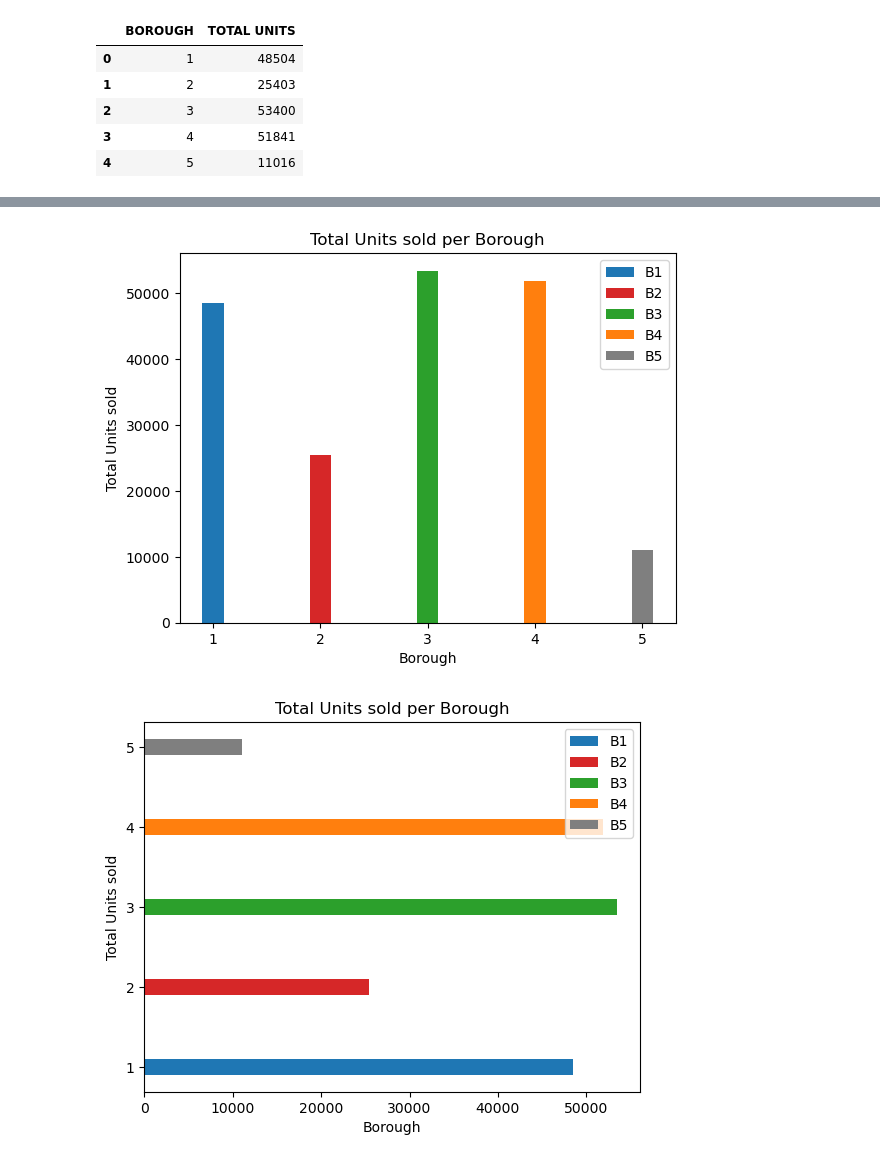
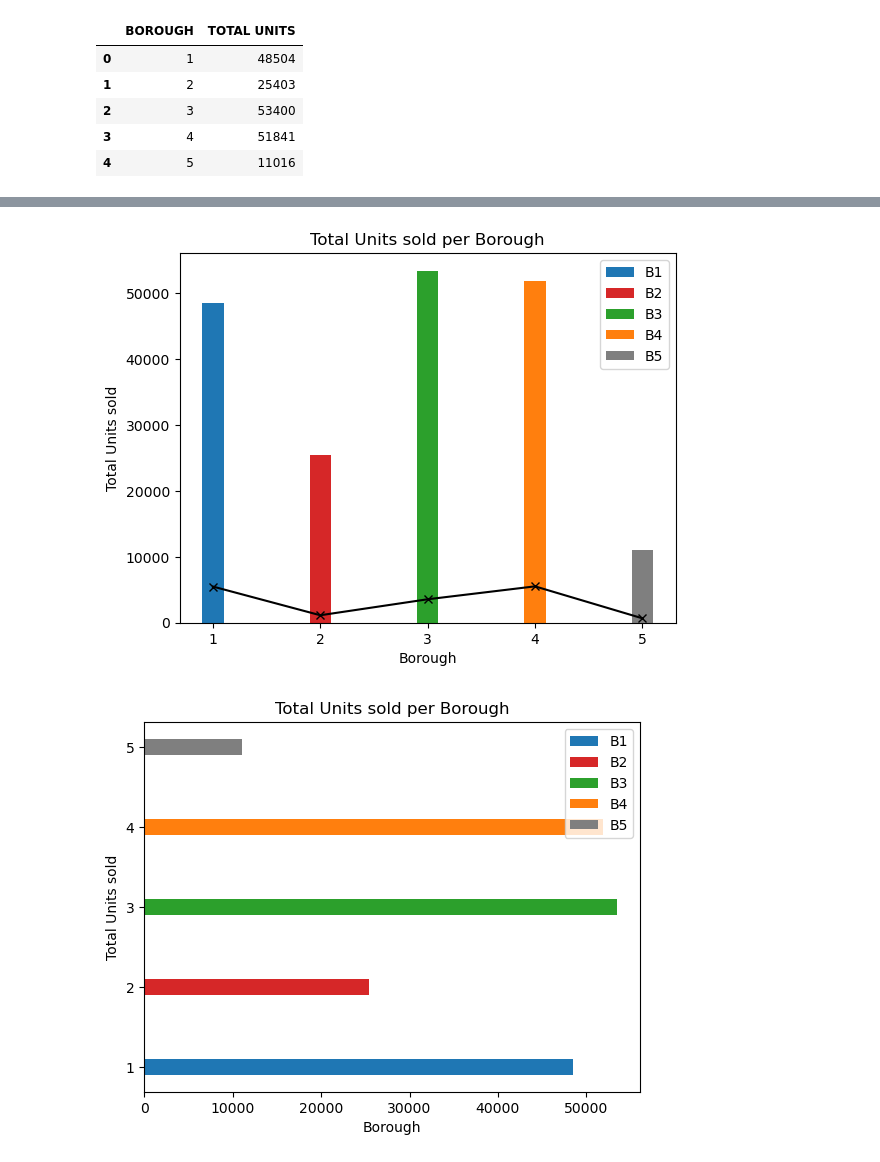
Before and after one commit to stefkwan/pytn_300725, a Jupyter notebook: sesi7_15Aug.ipynb, the cells around one changed output, grey strips where cells are left out. Saved outputs shown, nothing was run; the diff lists cells and outputs as text; code cells hidden in the pictures.

```diff
--- a/sesi7_15Aug.ipynb
+++ b/sesi7_15Aug.ipynb
@@ -95,3 +95,12 @@ df_b2
 | 2 | 3 | 53400 |
 | 3 | 4 | 51841 |
 | 4 | 5 | 11016 |
+# %%
+import numpy as np
+import pandas as pd
+import matplotlib as mpl
+import matplotlib.pyplot as plt
+import seaborn as sns
+df_nyc = pd.read_csv("dataset/nyc-rolling-sales.csv")
+df_borough_landsquares = df_nyc.groupby('BOROUGH').agg({"COMMERCIAL UNITS": "sum"})
+df_borough_landsquares
@@ -98,22 +115,26 @@ df_b2
 # %%
 # tambahkan label dan title untuk chart
 bar_colors = ['tab:blue', 'tab:red', 'tab:green', 'tab:orange', 'tab:gray']
 labels = ["B1", "B2", "B3", "B4", "B5"]
 
 plt.bar(df_b2['BOROUGH'],
         df_b2['TOTAL UNITS'],
         color=bar_colors,
         label=labels,
         width=0.2
         )
 plt.legend(labels)
-
+plt.plot(df_borough_landsquares.index,
+         df_borough_landsquares['COMMERCIAL UNITS'],
+         color = 'black',
+         marker='x',
+         label='Commercial Units')
 plt.title("Total Units sold per Borough")
 plt.xlabel("Borough")
 plt.ylabel("Total Units sold")
 plt.show()
 # %% [output]
-[figure, old version]
+[figure, new version]
 # %%
 bar_colors = ['tab:blue', 'tab:red', 'tab:green', 'tab:orange', 'tab:gray']
 labels = ["B1", "B2", "B3", "B4", "B5"]
```
Also changed, not shown: parts of 4 cells of this notebook, 11 other files.
